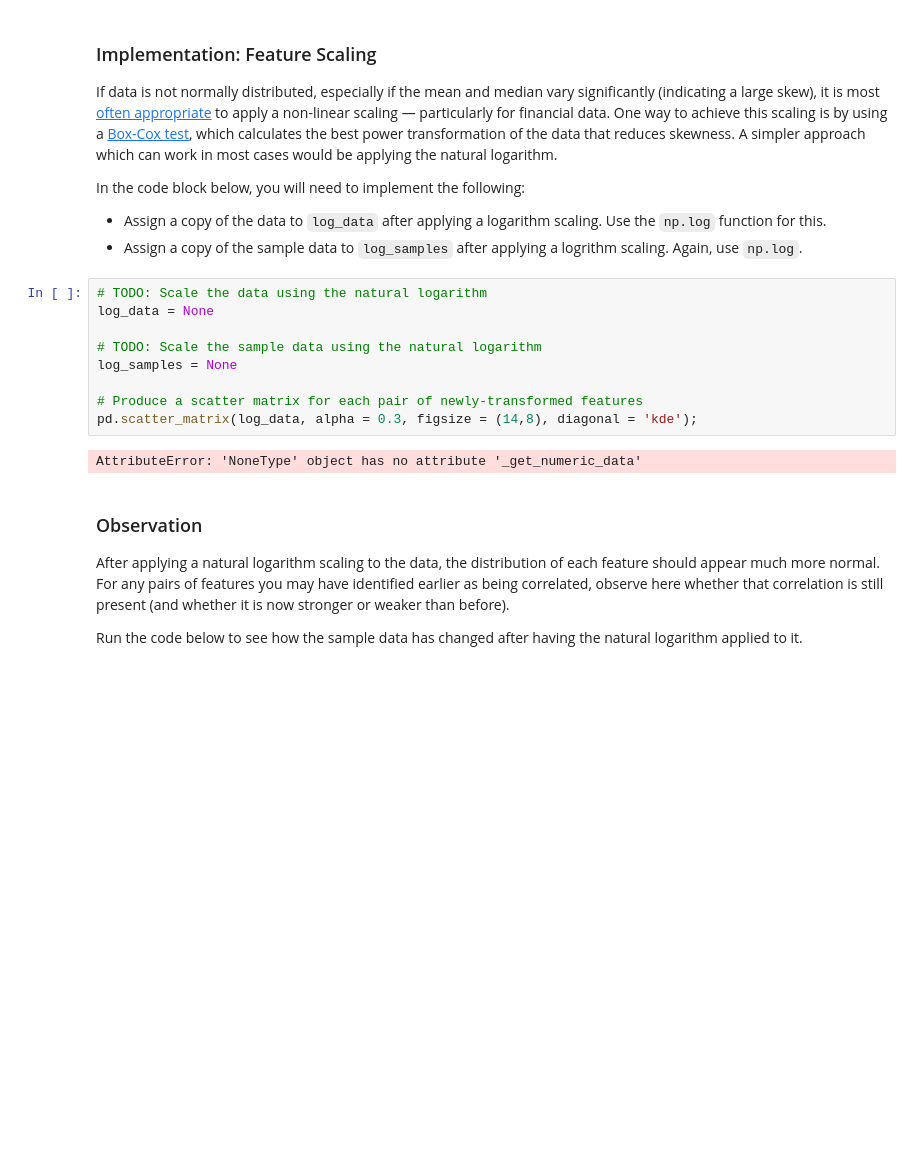
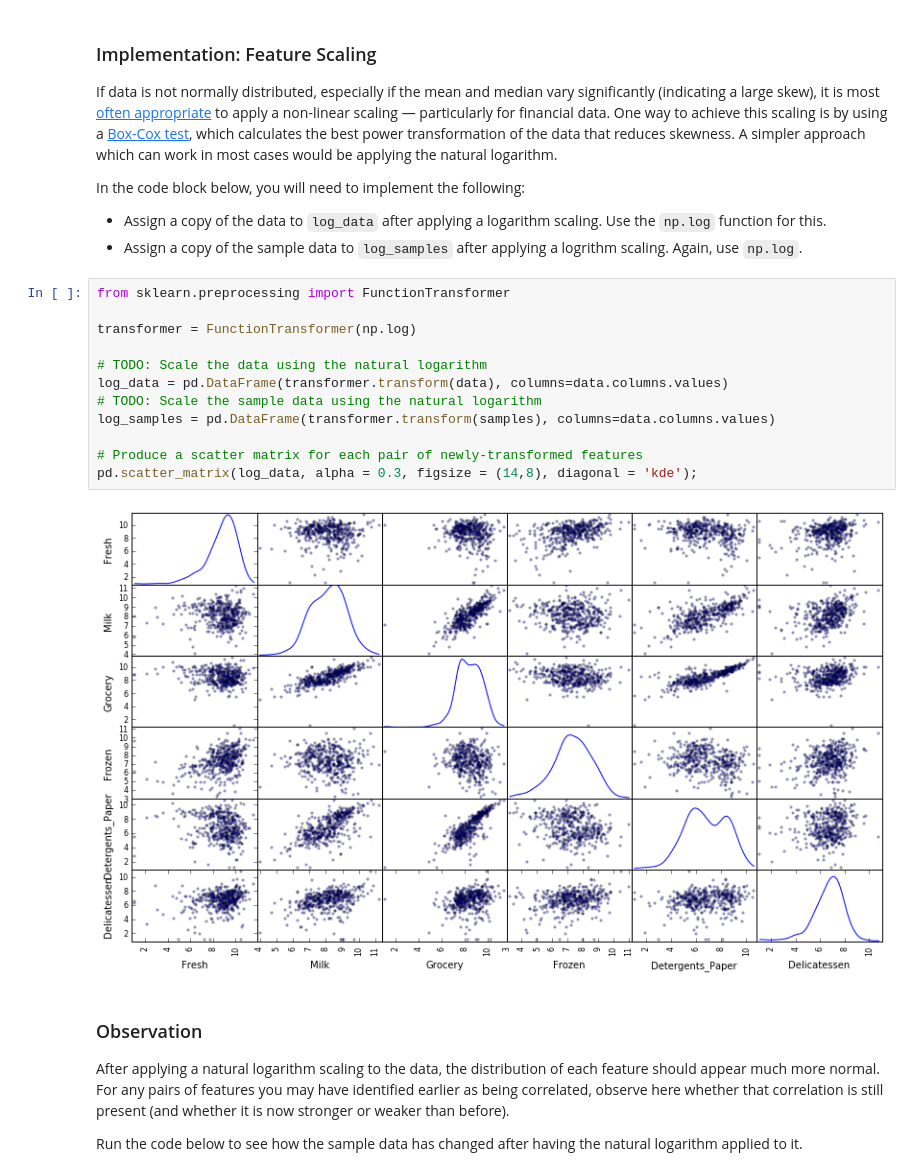
Before and after one commit to airjulio/NanoMachineLearning, a Jupyter notebook: 03_customer_segments/customer_segments.ipynb, the cells around one changed output. Cells and saved outputs as stored; diff of their text form; blank space fills up the shorter version.

```diff
--- a/03_customer_segments/customer_segments.ipynb
+++ b/03_customer_segments/customer_segments.ipynb
@@ -147,16 +147,19 @@ In the code block below, you will need to implement the following:
  - Assign a copy of the data to `log_data` after applying a logarithm scaling. Use the `np.log` function for this.
  - Assign a copy of the sample data to `log_samples` after applying a logrithm scaling. Again, use `np.log`.
 # %%
+from sklearn.preprocessing import FunctionTransformer
+
+transformer = FunctionTransformer(np.log)
+
 # TODO: Scale the data using the natural logarithm
-log_data = None
-
+log_data = pd.DataFrame(transformer.transform(data), columns=data.columns.values)
 # TODO: Scale the sample data using the natural logarithm
-log_samples = None
+log_samples = pd.DataFrame(transformer.transform(samples), columns=data.columns.values)
 
 # Produce a scatter matrix for each pair of newly-transformed features
 pd.scatter_matrix(log_data, alpha = 0.3, figsize = (14,8), diagonal = 'kde');
 # %% [output]
-AttributeError: 'NoneType' object has no attribute '_get_numeric_data'
+[figure, added]
 # %% [markdown]
 ### Observation
 After applying a natural logarithm scaling to the data, the distribution of each feature should appear much more normal. For any pairs of features you may have identified earlier as being correlated, observe here whether that correlation is still present (and whether it is now stronger or weaker than before).
```
Also changed, not shown: parts of 5 cells of this notebook.
